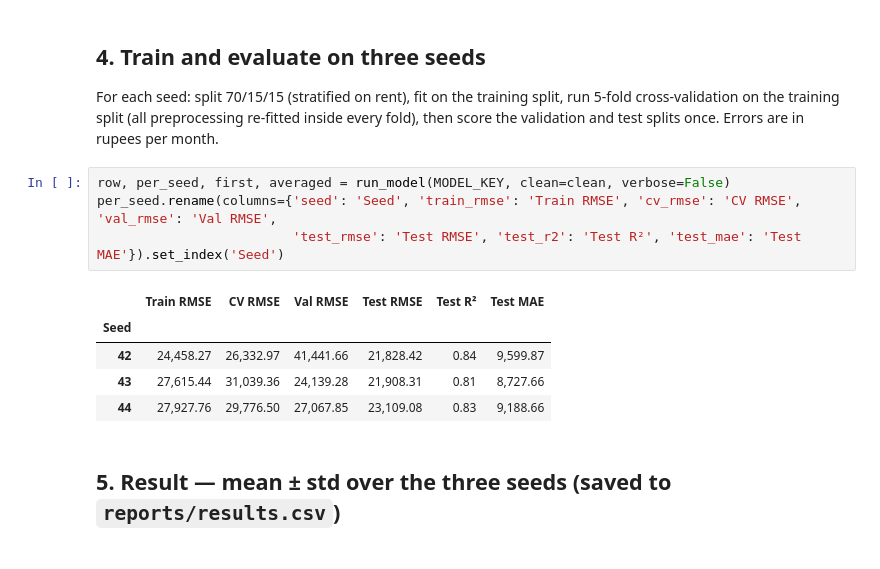
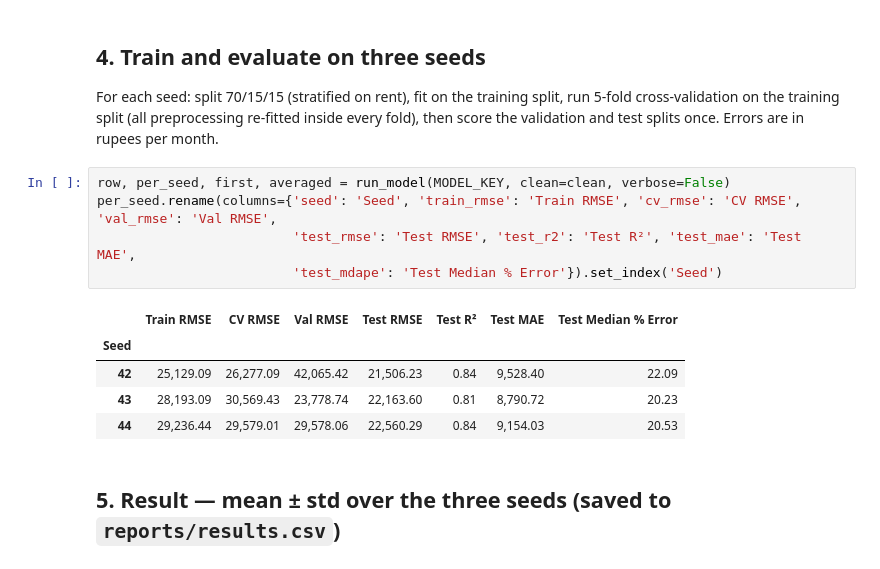
Before and after one commit to PihuCodeTech/House-Rent-Prediction-System, a Jupyter notebook: notebooks/gradient_boosting.ipynb, the cells around one changed output. Cells and saved outputs as stored; diff of their text form.

```diff
--- a/notebooks/gradient_boosting.ipynb
+++ b/notebooks/gradient_boosting.ipynb
@@ -86,13 +87,14 @@ Errors are in rupees per month.
 # %%
 row, per_seed, first, averaged = run_model(MODEL_KEY, clean=clean, verbose=False)
 per_seed.rename(columns={'seed': 'Seed', 'train_rmse': 'Train RMSE', 'cv_rmse': 'CV RMSE', 'val_rmse': 'Val RMSE',
-                         'test_rmse': 'Test RMSE', 'test_r2': 'Test R²', 'test_mae': 'Test MAE'}).set_index('Seed')
+                         'test_rmse': 'Test RMSE', 'test_r2': 'Test R²', 'test_mae': 'Test MAE',
+                         'test_mdape': 'Test Median % Error'}).set_index('Seed')
 # %% [output]
-|  | Train RMSE | CV RMSE | Val RMSE | Test RMSE | Test R² | Test MAE |
-| Seed |  |  |  |  |  |  |
-| 42 | 24,458.27 | 26,332.97 | 41,441.66 | 21,828.42 | 0.84 | 9,599.87 |
-| 43 | 27,615.44 | 31,039.36 | 24,139.28 | 21,908.31 | 0.81 | 8,727.66 |
-| 44 | 27,927.76 | 29,776.50 | 27,067.85 | 23,109.08 | 0.83 | 9,188.66 |
+|  | Train RMSE | CV RMSE | Val RMSE | Test RMSE | Test R² | Test MAE | Test Median % Error |
+| Seed |  |  |  |  |  |  |  |
+| 42 | 25,129.09 | 26,277.09 | 42,065.42 | 21,506.23 | 0.84 | 9,528.40 | 22.09 |
+| 43 | 28,193.09 | 30,569.43 | 23,778.74 | 22,163.60 | 0.81 | 8,790.72 | 20.23 |
+| 44 | 29,236.44 | 29,579.01 | 29,578.06 | 22,560.29 | 0.84 | 9,154.03 | 20.53 |
 # %% [markdown]
 ## 5. Result — mean ± std over the three seeds (saved to `reports/results.csv`)
 # %%
```
Also changed, not shown: parts of 3 cells of this notebook.
